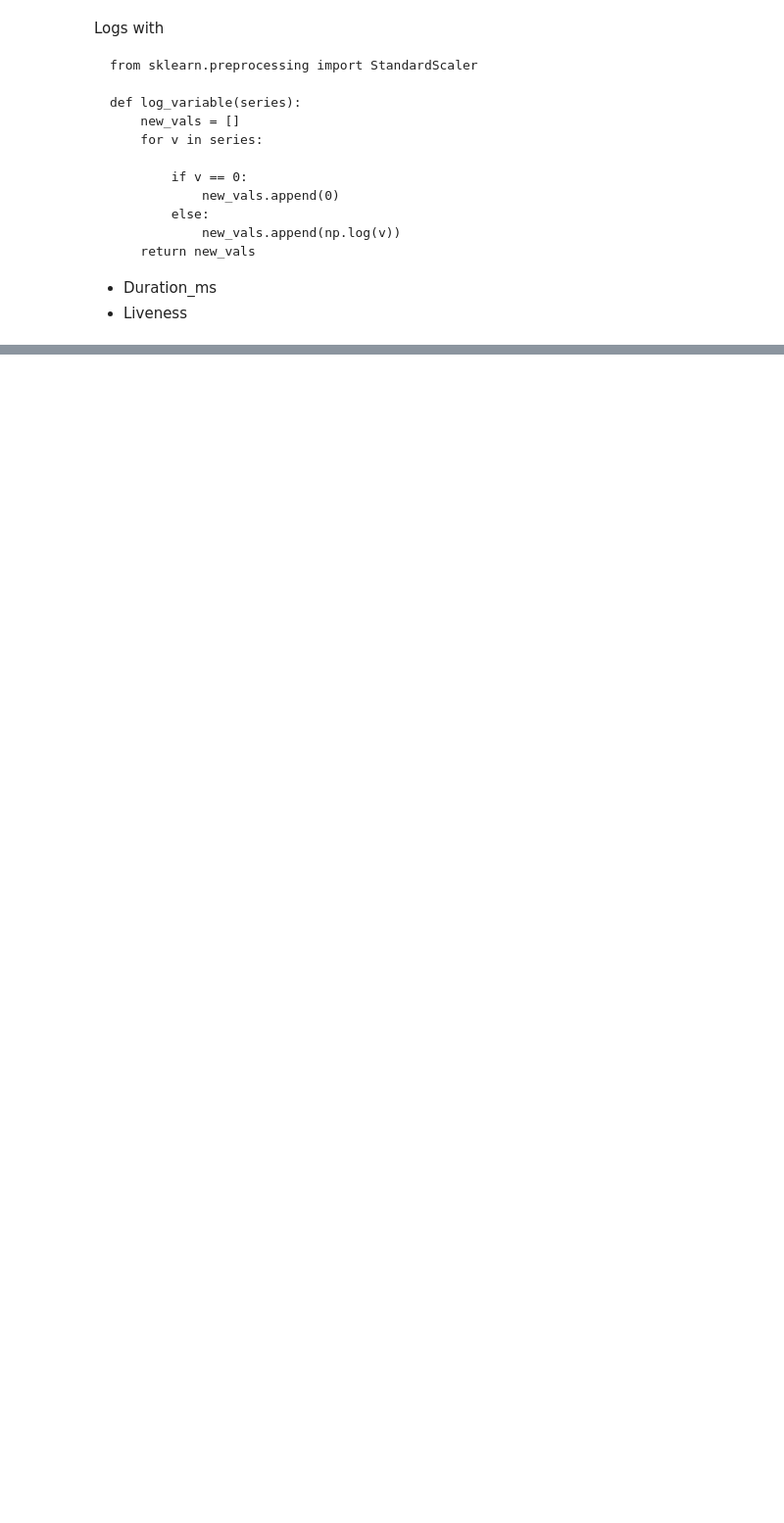
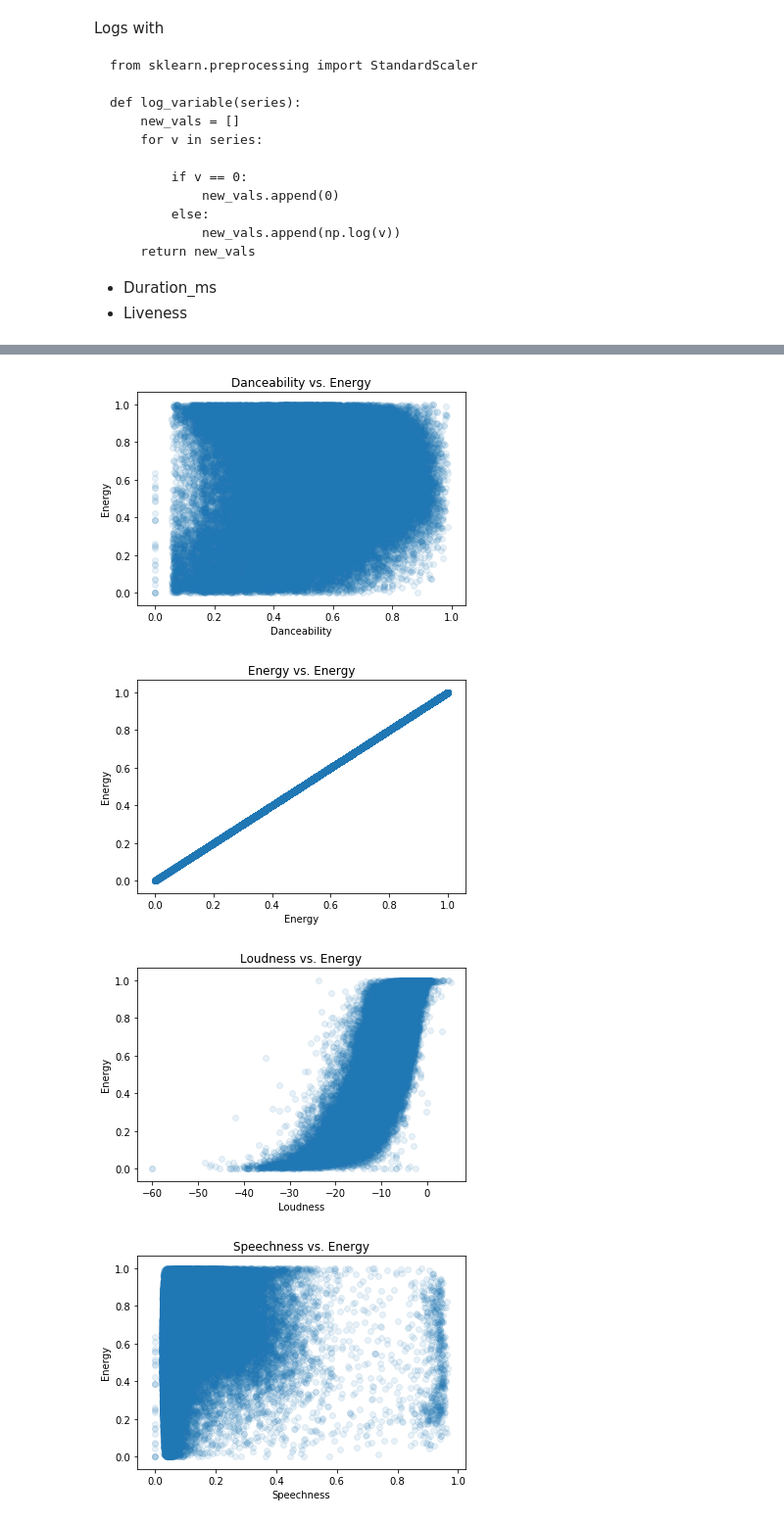
Before and after one commit to QED0711/spotify-predictive-analysis, a Jupyter notebook: exploration/072919_numerical_linear_regression_exploration.ipynb, the cells around one changed output, grey strips where cells are left out. Shown at 98% size. Drawn from its saved outputs; the diff is of its cells as text; code cells hidden in the pictures; blank space fills up the shorter version.

```diff
--- a/exploration/072919_numerical_linear_regression_exploration.ipynb
+++ b/exploration/072919_numerical_linear_regression_exploration.ipynb
@@ -161,0 +257,9 @@ def log_variable(series):
+# %%
+for variable in list(numerical.columns):
+    plot_scatter_relationship(numerical, variable)
+    plt.show()
+# %% [output]
+[figure, added]
+[figure, added]
+[figure, added]
+[figure, added]
```
Also changed, not shown: parts of 19 cells of this notebook.
